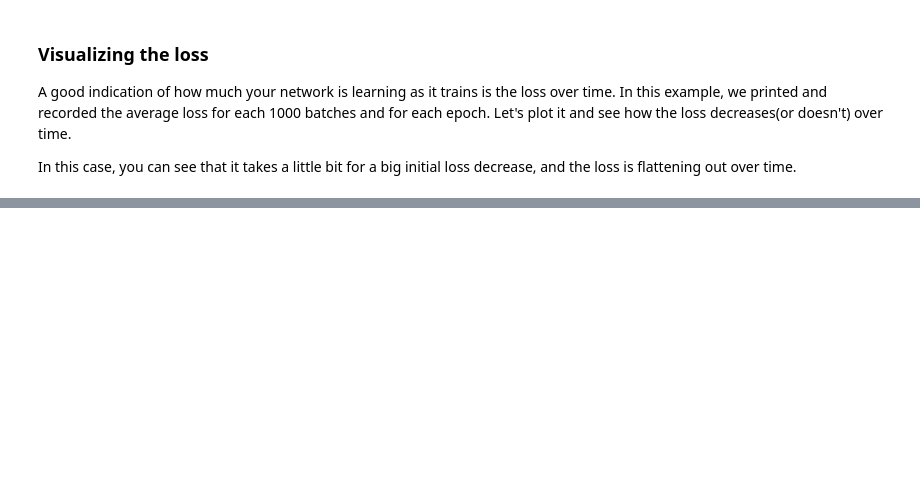
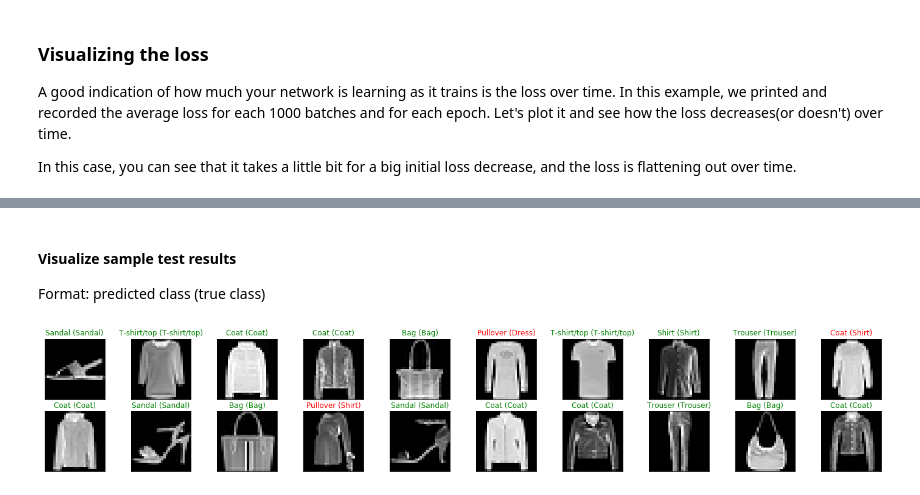
Before and after one commit to linked0/deep-rl, a Jupyter notebook: pytorch/Classify FashionMNIST, exercise.ipynb, the cells around one changed output, grey strips where cells are left out. Saved outputs shown, nothing was run; the diff lists cells and outputs as text; code cells hidden in the pictures; blank space fills up the shorter version.

```diff
--- a/pytorch/Classify FashionMNIST, exercise.ipynb
+++ b/pytorch/Classify FashionMNIST, exercise.ipynb
@@ -319,0 +404,21 @@ You must test your trained model on a previously unseen dataset to see if it gen
+# %% [markdown]
+#### Visualize sample test results
+Format: predicted class (true class)
+# %%
+# obtain one batch of test images
+dtatitr = iter(test_loader)
+images, labels = dataiter.next()
+
+# get predictions
+preds = np.squeeze(net(images).data.max(1, keepdim=True)[1].numpy())
+images = images.numpy()
+
+# plot the images in the batch, along with predicted and true labels
+fig = plt.figure(figsize=(25, 4))
+for idx in np.arange(batch_size):
+  ax = fig.add_subplot(2, batch_size/2, idx+1, xticks=[], yticks=[])
+  ax.imshow(np.squeeze(images[idx]), cmap='gray')
+  ax.set_title("{} ({})".format(classes[preds[idx]], classes[labels[idx]]),
+              color=('green' if preds[idx]==labels[idx] else 'red'))
+# %% [output]
+[figure, added]
```
Also changed, not shown: parts of 11 cells of this notebook.
